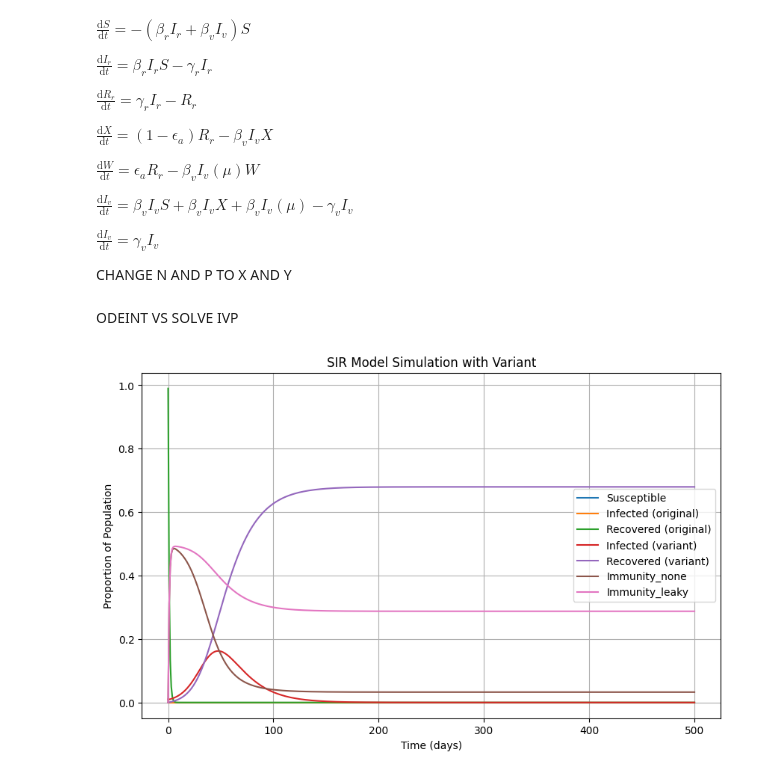
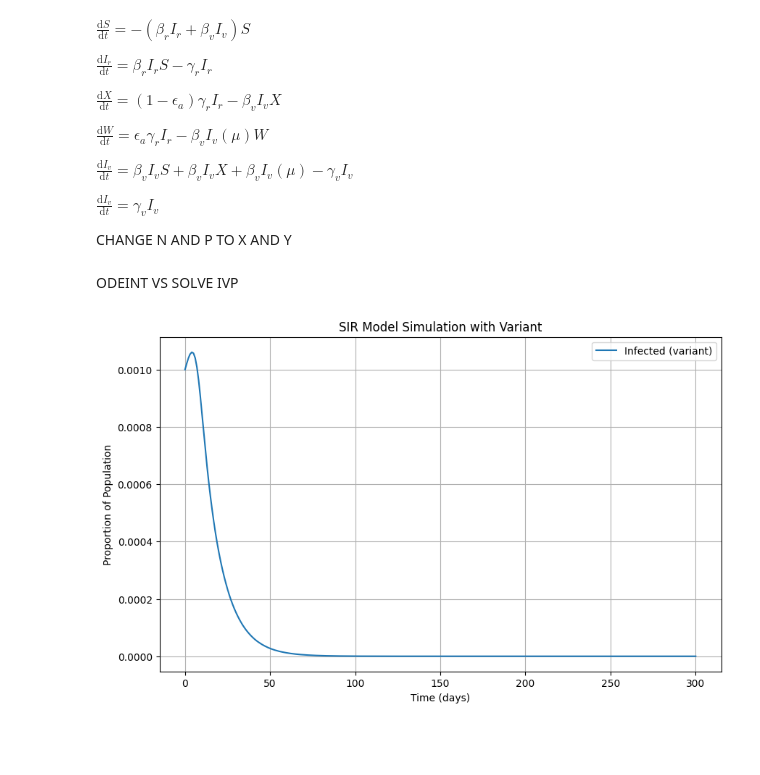
Before and after one commit to condusinew/vaccine_failure_escape, a Jupyter notebook: SIR_mode_natimm.ipynb, the cells around one changed output. Drawn from its saved outputs; the diff is of its cells as text; code cells hidden in the pictures; blank space fills up the shorter version.

```diff
--- a/SIR_mode_natimm.ipynb
+++ b/SIR_mode_natimm.ipynb
@@ -7,12 +7,9 @@ $\frac{\mathrm{d}S}{\mathrm{d}t} = -(\beta_r I_r + \beta_v I_v)S$
 
 $\frac{\mathrm{d}I_r}{\mathrm{d}t} = \beta_r I_r S - \gamma_r I_r$
 
-$\frac{\mathrm{d}R_r}{\mathrm{d}t} = \gamma_rI_r - R_r$
+$\frac{\mathrm{d}X}{\mathrm{d}t} = (1-\epsilon_a)\gamma_rI_r - \beta_v I_v X$
 
-
-$\frac{\mathrm{d}X}{\mathrm{d}t} = (1-\epsilon_a)R_r - \beta_v I_v X$
-
-$\frac{\mathrm{d}W}{\mathrm{d}t} = \epsilon_aR_r - \beta_v I_v (\mu) W$
+$\frac{\mathrm{d}W}{\mathrm{d}t} = \epsilon_a\gamma_rI_r - \beta_v I_v (\mu) W$
 
 
 $\frac{\mathrm{d}I_v}{\mathrm{d}t} = \beta_v I_v S + \beta_v I_v X + \beta_v I_v (\mu) - \gamma_v I_v$
@@ -42,33 +38,32 @@ def SIR_model_rv(t, y, mu, betar, gammar, betav, gammav, epsilona):
 # %%
 # set parameter values
-Rrnaught = 4
-gammar = 1/14
+Rrnaught = 2
+gammar = 1/2
 betar = Rrnaught * gammar
 
-Rvnaught = 4
-gammav = 1/14
+Rvnaught = 1.1
+gammav = 1/4
 betav = Rvnaught * gammav
 
-mu = 0.2
+mu = 0
 epsilona = 0.5
-t = 500
+t = 300
 
 # set initial conditions
-S0 = 0
-Ir0 = 0
-Rr0 = 0.99
+S0 = 0.99
+Ir0 = 0.009
 
 X0 = 0
 W0 = 0
 
 Rv0 = 0
-Iv0 = 1-(S0+Rr0+Ir0+X0+W0+Rv0) #need to get this seeded later
+Iv0 = 1-(S0+Ir0+X0+W0+Rv0) #need to get this seeded later
 
 
-if (S0+Rr0+Ir0+Iv0+Rv0+X0+W0) != 1 or Iv0 < 0:
+if (S0+Ir0+Iv0+Rv0+X0+W0) != 1 or Iv0 < 0:
   print("Parameters don't add up to 1 or there are negative parameter values")
 
-y0 = [S0, Ir0, Rr0, X0, W0, Iv0, Rv0]
+y0 = [S0, Ir0, X0, W0, Iv0, Rv0]
 
 # Solve the SIR model equations using odeint()
 solution = solve_ivp(SIR_model_rv,
@@ -82,22 +77,22 @@ ODEINT VS SOLVE IVP
 # %%
 # Extract time and solution arrays
 t = solution.t
-S, Ir, Rr, X, W, Iv, Rv = solution.y
+S, Ir, X, W, Iv, Rv = solution.y
 
 plt.figure(figsize=(10, 6))
-plt.plot(t, S, label='Susceptible')
-plt.plot(t, Ir, label='Infected (original)')
-plt.plot(t, Rr, label='Recovered (original)')
+#plt.plot(t, S, label='Susceptible')
+#plt.plot(t, Ir, label='Infected (original)')
 plt.plot(t, Iv, label='Infected (variant)')
-plt.plot(t, Rv, label='Recovered (variant)')
-plt.plot(t, X, label='Immunity_none')
-plt.plot(t, W, label='Immunity_leaky')
+#plt.plot(t, Rv, label='Recovered (variant)')
+#plt.plot(t, X, label='Immunity_none')
+#plt.plot(t, W, label='Immunity_leaky')
+
 
 plt.xlabel('Time (days)')
 plt.ylabel('Proportion of Population')
 plt.title('SIR Model Simulation with Variant')
 plt.legend()
 plt.grid(True)
 plt.show()
 # %% [output]
-[figure, old version]
+[figure, new version]
```
Also changed, not shown: parts of 2 cells of this notebook.
